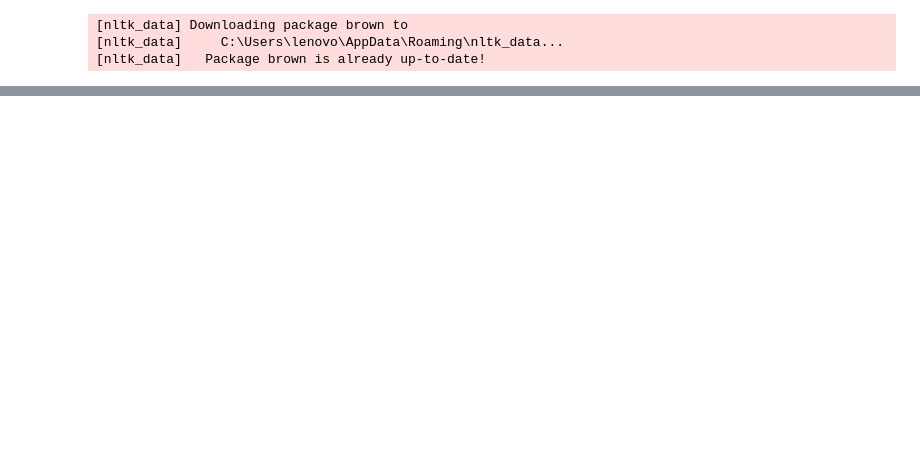
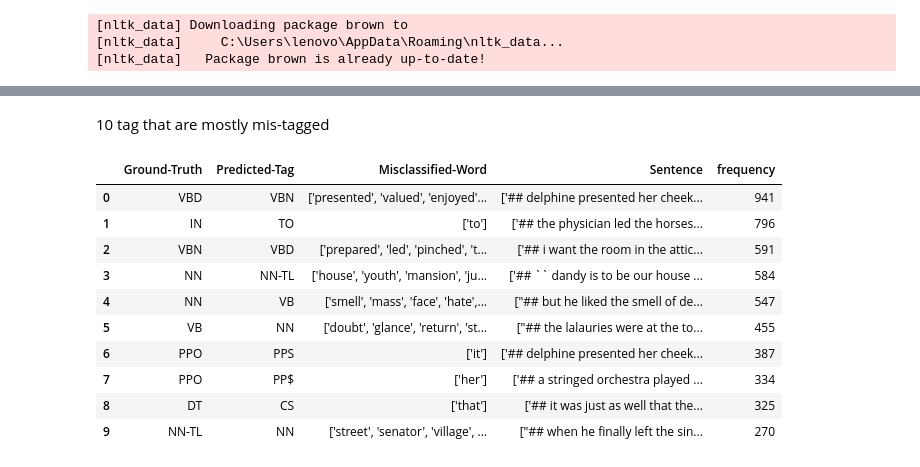
Before and after one commit to AslanDevbrat/Computational-Linguistic, a Jupyter notebook: Project/Untitled.ipynb, the cells around one changed output, grey strips where cells are left out. Saved outputs shown, nothing was run; the diff lists cells and outputs as text; code cells hidden in the pictures; blank space fills up the shorter version.

Commit message:
HMM is completed mostly

```diff
--- a/Project/Untitled.ipynb
+++ b/Project/Untitled.ipynb
@@ -289,0 +302,2 @@ values
+# %% [markdown]
+10 tag that are mostly mis-tagged
@@ -289,0 +335,16 @@ values
+# %%
+import pandas as pd
+df = pd.read_csv('result1.csv')
+df.head(10)
+# %% [output]
+|  | Ground-Truth | Predicted-Tag | Misclassified-Word | Sentence | frequency |
+| 0 | VBD | VBN | ['presented', 'valued', 'enjoyed'... | ['## delphine presented her cheek... | 941 |
+| 1 | IN | TO | ['to'] | ['## the physician led the horses... | 796 |
+| 2 | VBN | VBD | ['prepared', 'led', 'pinched', 't... | ['## i want the room in the attic... | 591 |
+| 3 | NN | NN-TL | ['house', 'youth', 'mansion', 'ju... | ['## `` dandy is to be our house ... | 584 |
+| 4 | NN | VB | ['smell', 'mass', 'face', 'hate',... | ["## but he liked the smell of de... | 547 |
+| 5 | VB | NN | ['doubt', 'glance', 'return', 'st... | ["## the lalauries were at the to... | 455 |
+| 6 | PPO | PPS | ['it'] | ['## delphine presented her cheek... | 387 |
+| 7 | PPO | PP$ | ['her'] | ['## a stringed orchestra played ... | 334 |
+| 8 | DT | CS | ['that'] | ['## it was just as well that the... | 325 |
+| 9 | NN-TL | NN | ['street', 'senator', 'village', ... | ["## when he finally left the sin... | 270 |
```
Also changed, not shown: parts of 11 cells of this notebook, 5 other files.
